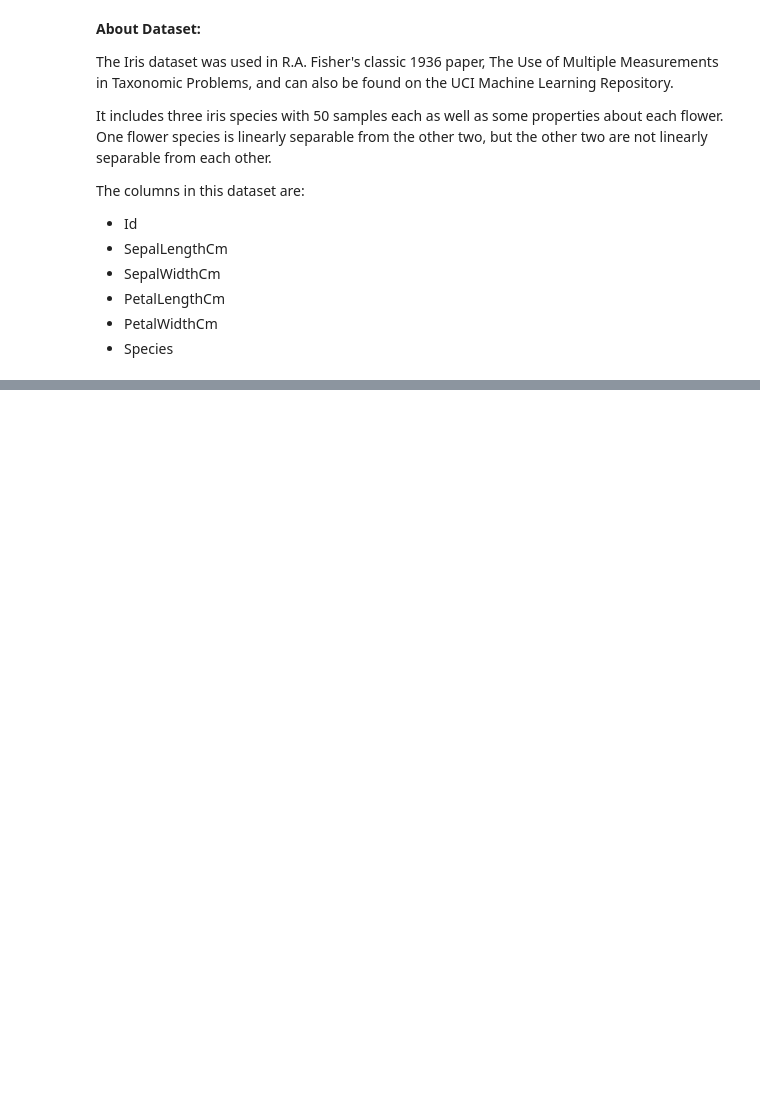
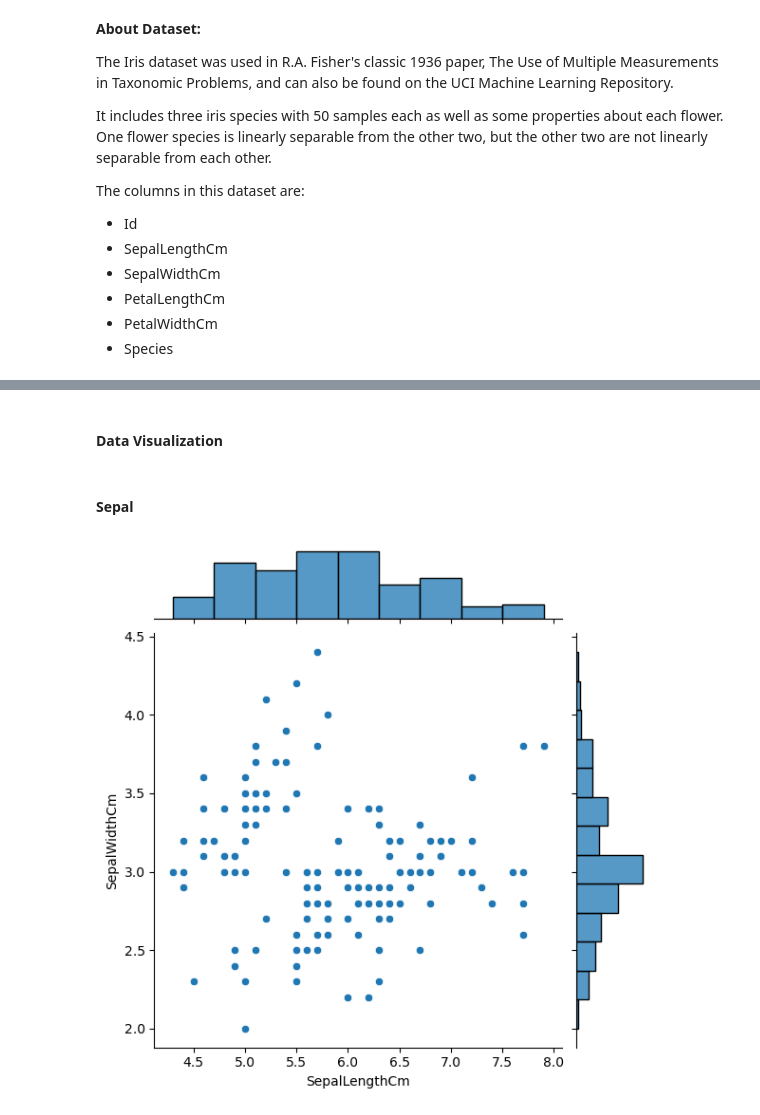
Before and after one commit to sagarbarge/IRIS_Dataset, a Jupyter notebook: IRIS_Data_Visualizations.ipynb, the cells around one changed output, grey strips where cells are left out. Drawn from its saved outputs; the diff is of its cells as text; code cells hidden in the pictures; blank space fills up the shorter version.

Commit message:
Add files via upload
Notebook updated: Sepal width/length details added

```diff
--- a/IRIS_Data_Visualizations.ipynb
+++ b/IRIS_Data_Visualizations.ipynb
@@ -28,0 +35,3 @@ https://www.kaggle.com/datasets/uciml/iris
+# %%
+df = pd.read_csv('Iris.csv')
+df.head()
@@ -28,0 +113,11 @@ https://www.kaggle.com/datasets/uciml/iris
+# %% [markdown]
+#### Data Visualization
+# %% [markdown]
+#### Sepal
+# %%
+# Sepal Lenth vs width scatterplot with frequency
+
+sns.jointplot(x="SepalLengthCm", y="SepalWidthCm", data=df,)
+plt.show()
+# %% [output]
+[figure, added]
```
Also changed, not shown: parts of 20 cells of this notebook.
